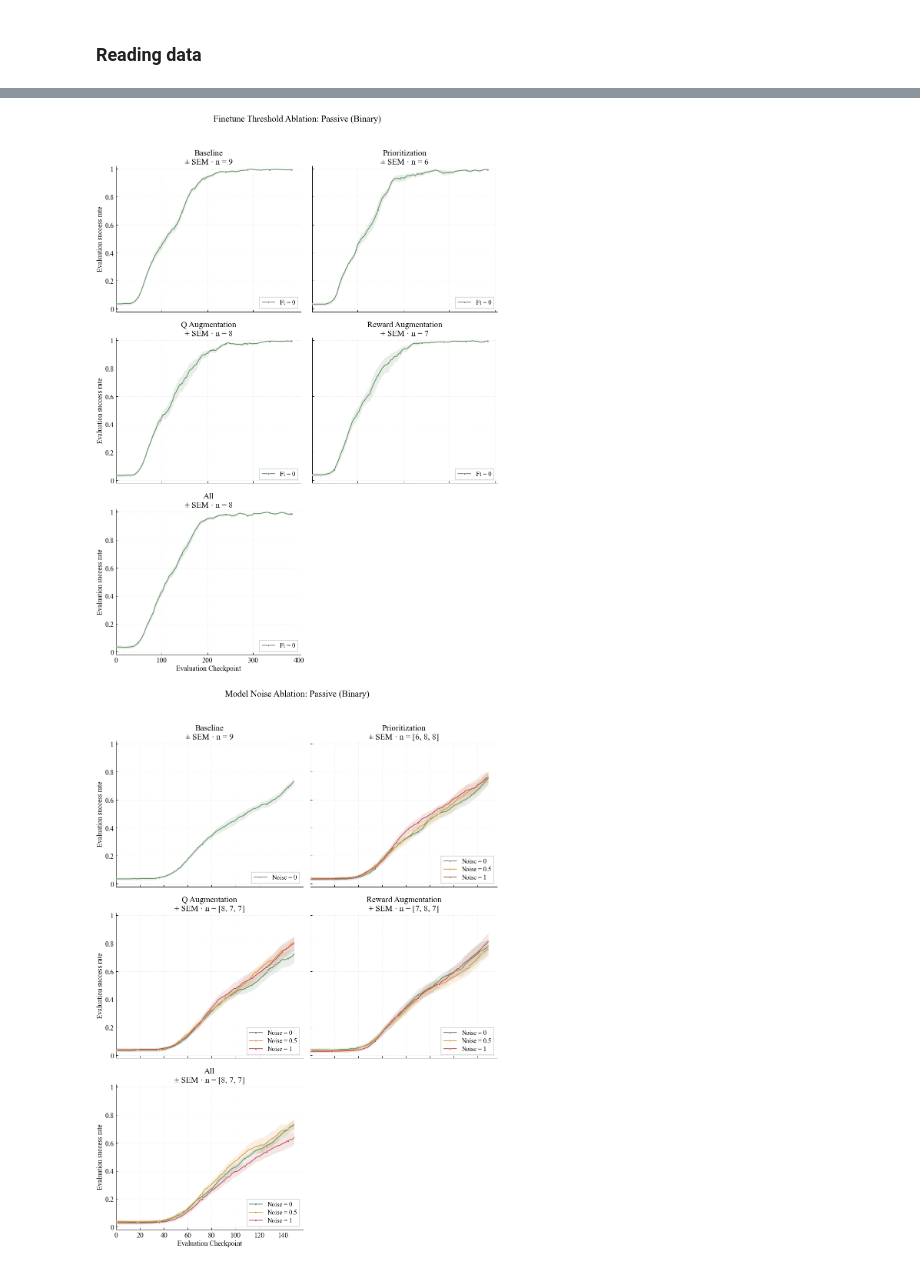
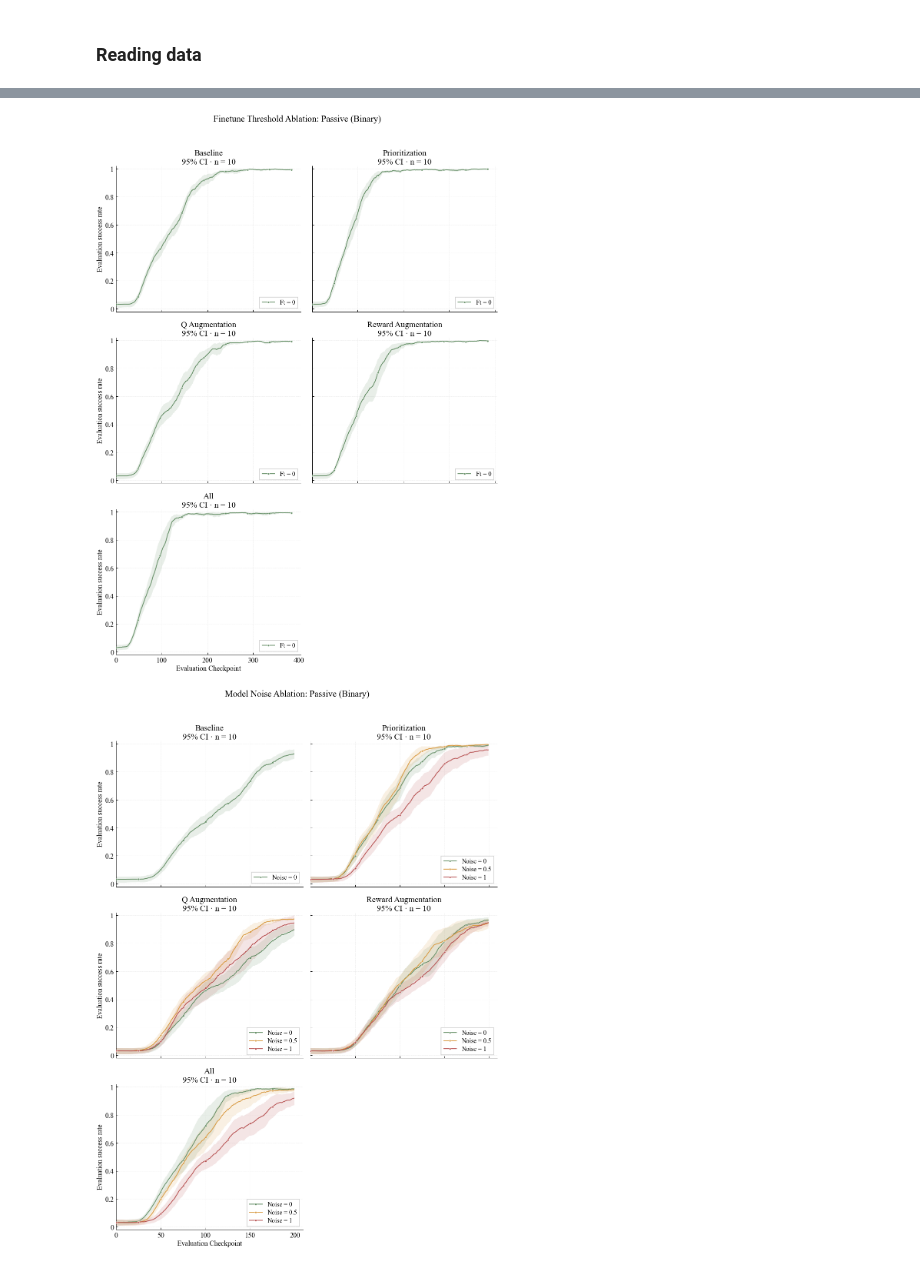
Before and after one commit to your-profile/OfflineNeuroloop, a Jupyter notebook: src/results/graphs_finetune.ipynb, the cells around one changed output, grey strips where cells are left out. Drawn from its saved outputs; the diff is of its cells as text; code cells hidden in the pictures.

```diff
--- a/src/results/graphs_finetune.ipynb
+++ b/src/results/graphs_finetune.ipynb
@@ -58,9 +58,9 @@ mpl.rcParams.update({
 
 TASKS_TO_PLOT = ["Passive", "Active", "Pooled"]
 # %%
-DATA_FILE = "trial_results_merged-4.csv"
+DATA_FILE = "trial_results_merged.csv"
 GRANULARITY = "binary" #DATA_FILE.split("_")[2]
-ERROR_BAND = "sem"  # "sem", "std", or "ci95"
+ERROR_BAND = "ci95"  # "sem", "std", or "ci95"
 # %%
 SEED_COLUMN = "parameters_experiment_random_state"
 METRIC = "results_success_rate"
@@ -1326,19 +1326,19 @@ def plot_conditions_at_each_ft(
 # Finetune-threshold ablations
 plot_finetune_threshold_ablation(agg, min_lines=1)
 # %% [output]
-[figure, old version]
+[figure, new version]
 # %%
 # Model-noise ablations
 plot_ablation_for_each_task(
     agg,
     ablation_kind="noise",
     min_lines=1,
     ft=0.0,
     start_idx=0,
-    end_idx=150,
+    end_idx=200,
 )
 # %% [output]
-[figure, old version]
+[figure, new version]
 # %%
 # Neural-β ablations
 plot_ablation_for_each_task(
```
Also changed, not shown: parts of 8 cells of this notebook, 8 other files.
